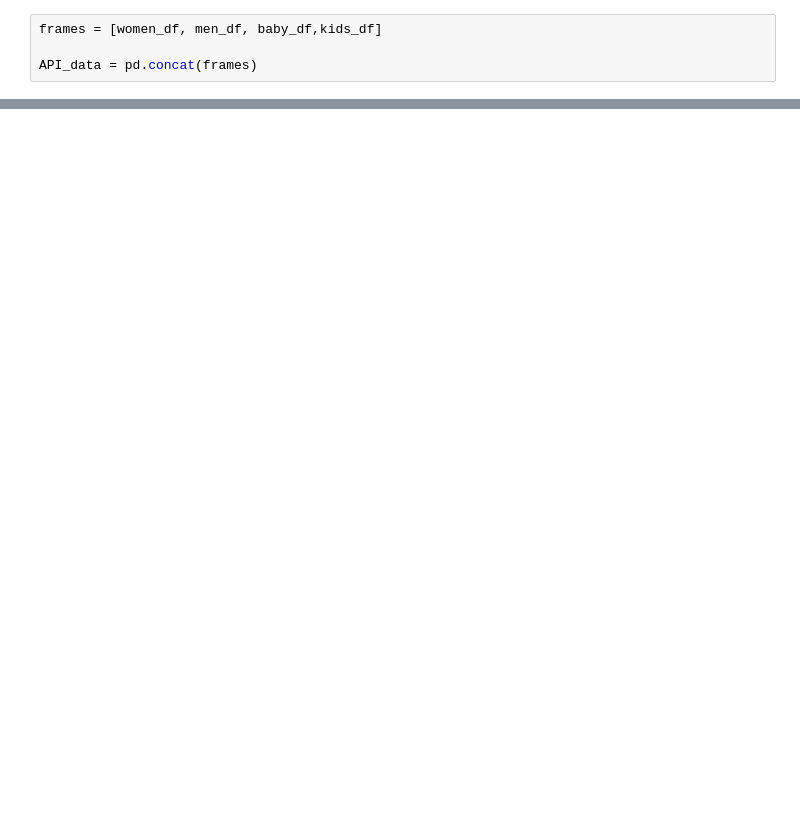
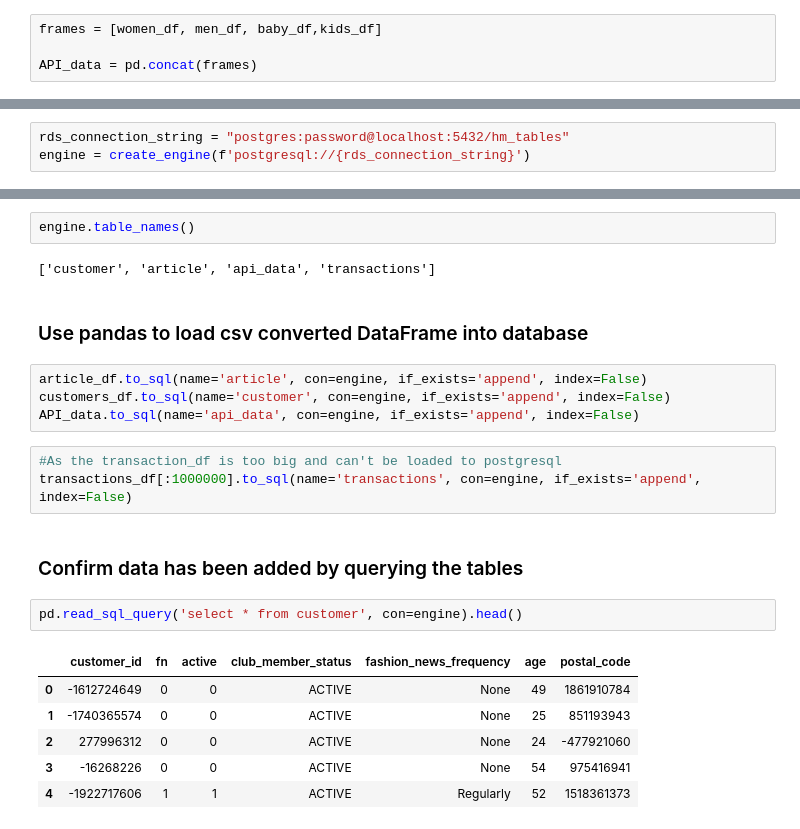
Before and after one commit to CarlaLorenteAnon/project-2, a Jupyter notebook: main.ipynb, the cells around one changed output, grey strips where cells are left out. Drawn from its saved outputs; the diff is of its cells as text; blank space fills up the shorter version.

```diff
--- a/main.ipynb
+++ b/main.ipynb
@@ -462,0 +361,3 @@ transactions_kaggle_api_df.columns=['t_date', 'customer_id', 'article_id', 'unit
+# %%
+rds_connection_string = "postgres:password@localhost:5432/hm_tables"
+engine = create_engine(f'postgresql://{rds_connection_string}')
@@ -462,0 +366,24 @@ transactions_kaggle_api_df.columns=['t_date', 'customer_id', 'article_id', 'unit
+# %%
+engine.table_names()
+# %% [output]
+['customer', 'article', 'api_data', 'transactions']
+# %% [markdown]
+### Use pandas to load csv converted DataFrame into database
+# %%
+article_df.to_sql(name='article', con=engine, if_exists='append', index=False)
+customers_df.to_sql(name='customer', con=engine, if_exists='append', index=False)
+API_data.to_sql(name='api_data', con=engine, if_exists='append', index=False)
+# %%
+#As the transaction_df is too big and can't be loaded to postgresql
+transactions_df[:1000000].to_sql(name='transactions', con=engine, if_exists='append', index=False)
+# %% [markdown]
+### Confirm data has been added by querying the tables
+# %%
+pd.read_sql_query('select * from customer', con=engine).head()
+# %% [output]
+|  | customer_id | fn | active | club_member_status | fashion_news_frequency | age | postal_code |
+| 0 | -1612724649 | 0 | 0 | ACTIVE | None | 49 | 1861910784 |
+| 1 | -1740365574 | 0 | 0 | ACTIVE | None | 25 | 851193943 |
+| 2 | 277996312 | 0 | 0 | ACTIVE | None | 24 | -477921060 |
+| 3 | -16268226 | 0 | 0 | ACTIVE | None | 54 | 975416941 |
+| 4 | -1922717606 | 1 | 1 | ACTIVE | Regularly | 52 | 1518361373 |
```
Also changed, not shown: parts of 52 cells of this notebook.
